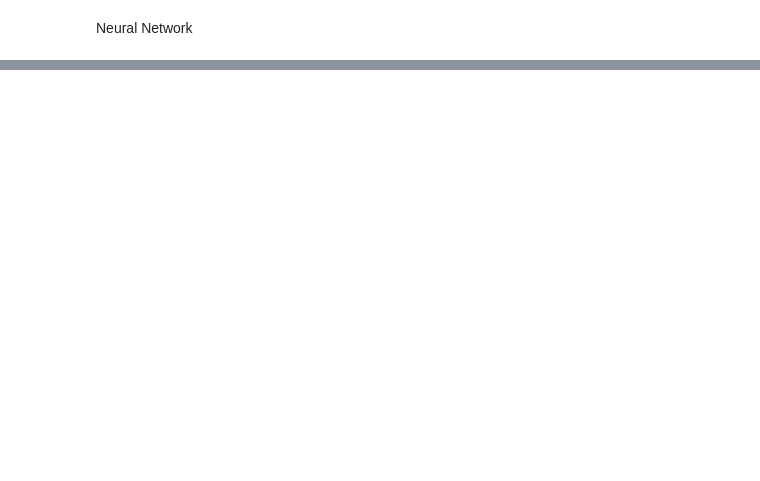
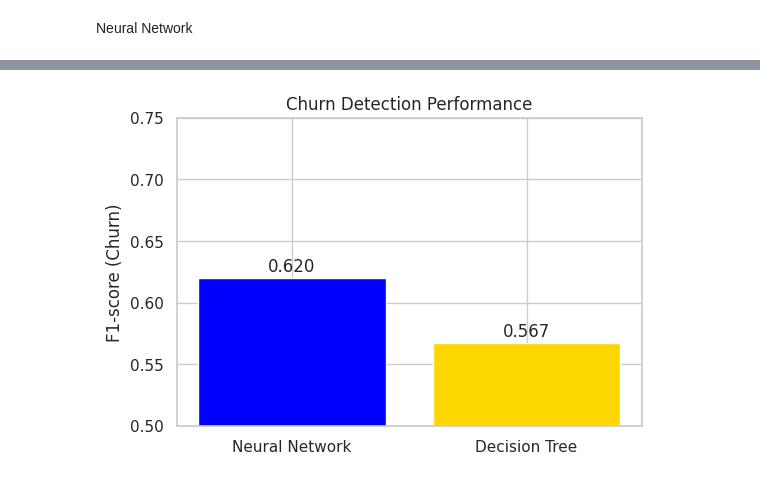
Before and after one commit to Kavindu-20241240/mlcw, a Jupyter notebook: mlcw_iynb.ipynb, the cells around one changed output, grey strips where cells are left out. Saved outputs shown, nothing was run; the diff lists cells and outputs as text; code cells hidden in the pictures; blank space fills up the shorter version.

```diff
--- a/mlcw_iynb.ipynb
+++ b/mlcw_iynb.ipynb
@@ -287,0 +401,20 @@ Epoch 25/25
+# %%
+from sklearn.metrics import f1_score
+
+dt_f1 = f1_score(y_test, dt_pred)
+nn_f1 = f1_score(y_test, nn_pred)
+
+f1_scores = [nn_f1, dt_f1]
+
+plt.figure(figsize=(6,4))
+plt.bar(models, f1_scores, color=["blue", "gold"])
+
+for i, v in enumerate(f1_scores):
+    plt.text(i, v + 0.005, f"{v:.3f}", ha="center")
+
+plt.ylabel("F1-score (Churn)")
+plt.title("Churn Detection Performance")
+plt.ylim(0.5, 0.75)
+plt.show()
+# %% [output]
+[figure, added]
```
Also changed, not shown: parts of 20 cells of this notebook.
